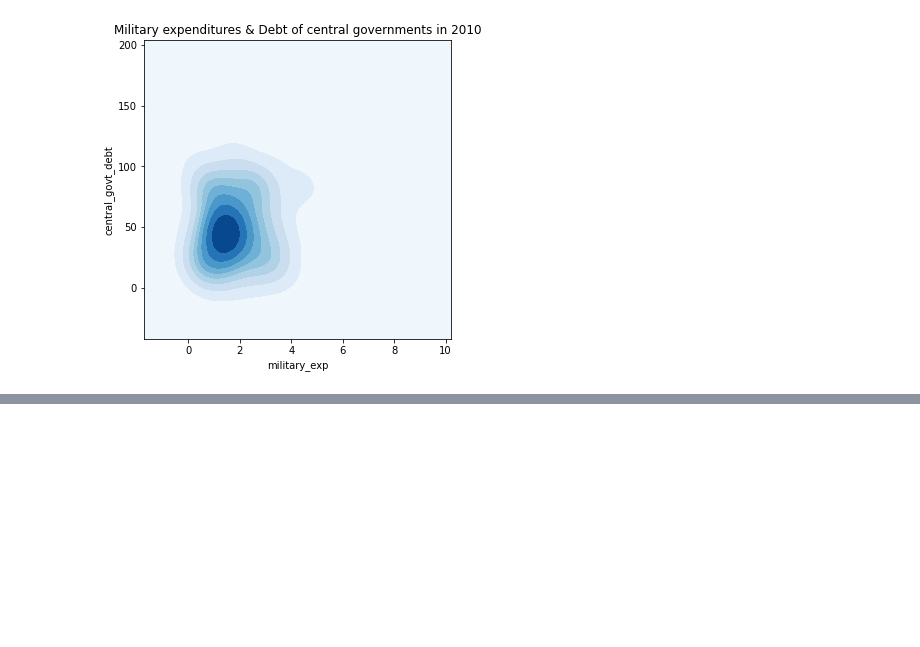
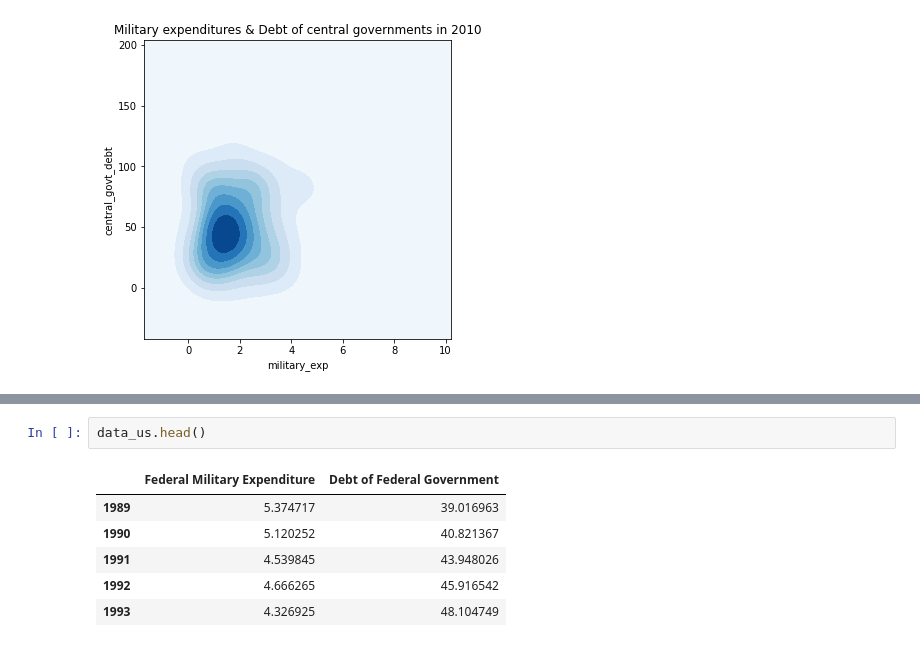
Before and after one commit to lihkir/TimeSeriesForecastingUninorte, a Jupyter notebook: tsf_section1.ipynb, the cells around one changed output, grey strips where cells are left out. Drawn from its saved outputs; the diff is of its cells as text; blank space fills up the shorter version.

```diff
--- a/tsf_section1.ipynb
+++ b/tsf_section1.ipynb
@@ -191,0 +250,9 @@ Text(0.5, 1.0, 'Military expenditures & Debt of central governments in 2010')
+# %%
+data_us.head()
+# %% [output]
+|  | Federal Military Expenditure | Debt of Federal Government |
+| 1989 | 5.374717 | 39.016963 |
+| 1990 | 5.120252 | 40.821367 |
+| 1991 | 4.539845 | 43.948026 |
+| 1992 | 4.666265 | 45.916542 |
+| 1993 | 4.326925 | 48.104749 |
```
Also changed, not shown: parts of 28 cells of this notebook.
